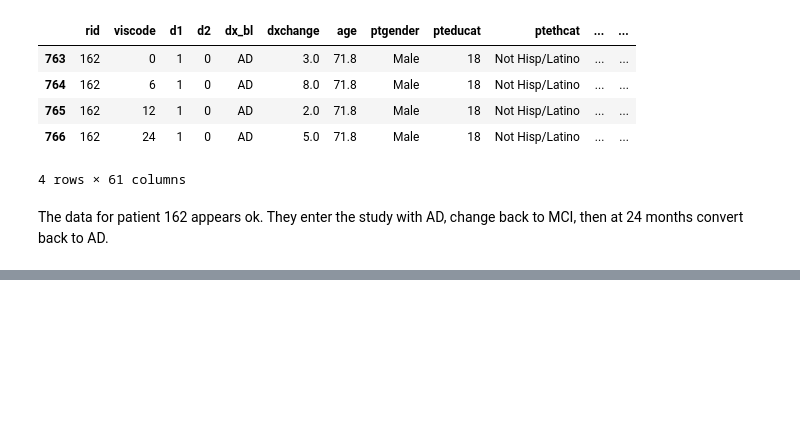
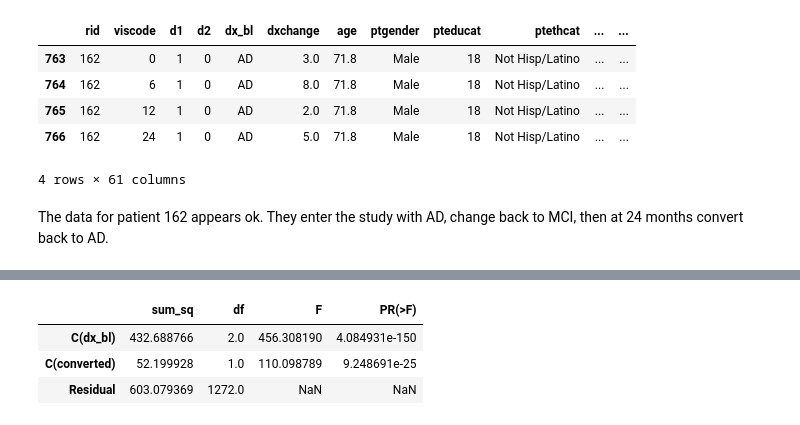
Before and after one commit to keshavkrishnagangwar/springboard_data_science, a Jupyter notebook: capstone_1_mri/eda.ipynb, the cells around one changed output, grey strips where cells are left out. Drawn from its saved outputs; the diff is of its cells as text; code cells hidden in the pictures; blank space fills up the shorter version.

```diff
--- a/capstone_1_mri/eda.ipynb
+++ b/capstone_1_mri/eda.ipynb
@@ -1254,0 +857,7 @@ plot_dx(tests[3])
+# %%
+sm.stats.anova_lm(model, typ=2)
+# %% [output]
+|  | sum_sq | df | F | PR(>F) |
+| C(dx_bl) | 432.688766 | 2.0 | 456.308190 | 4.084931e-150 |
+| C(converted) | 52.199928 | 1.0 | 110.098789 | 9.248691e-25 |
+| Residual | 603.079369 | 1272.0 | NaN | NaN |
```
Also changed, not shown: parts of 88 cells of this notebook.
